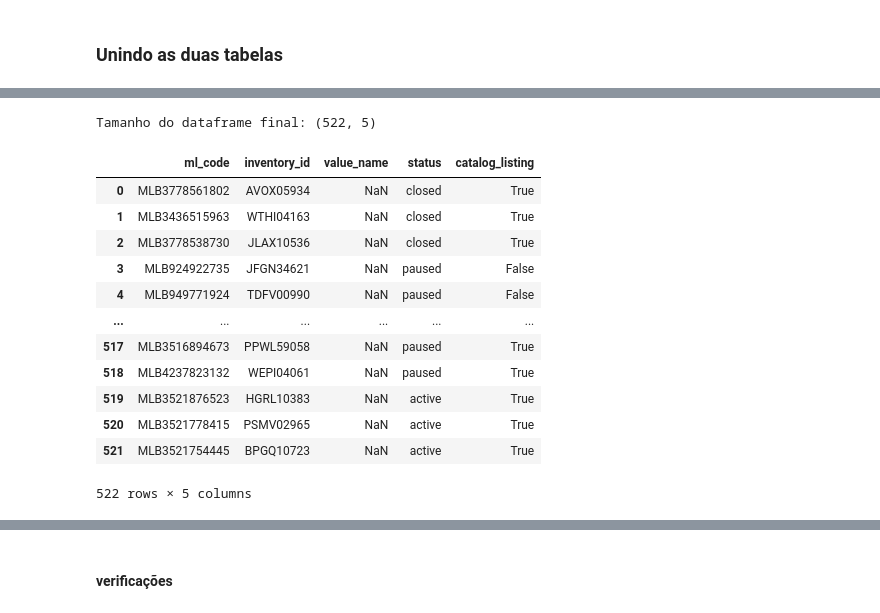
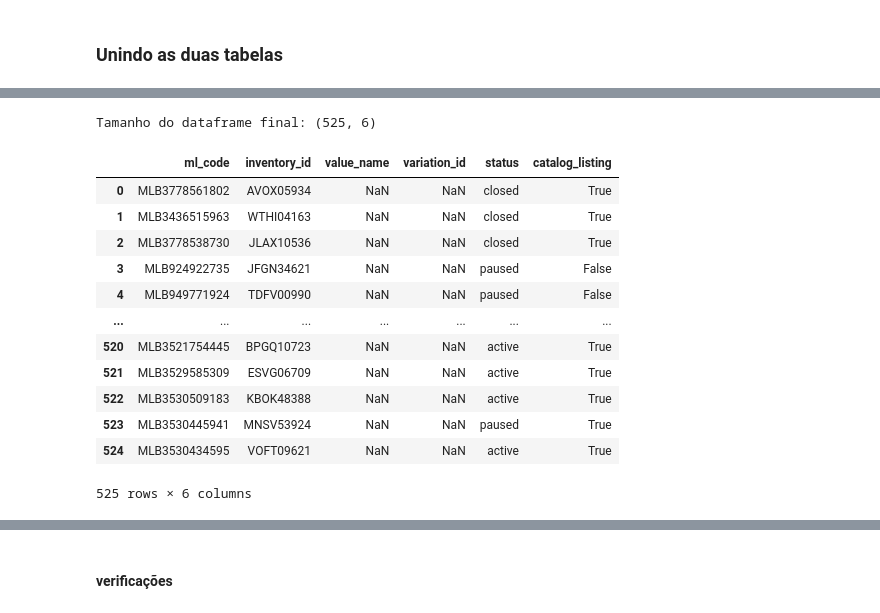
Before and after one commit to lpcoutinho/mcenter_streamlit, a Jupyter notebook: Notebooks/populando_tabela/tabela_de_produtos.ipynb, the cells around one changed output, grey strips where cells are left out. Cells and saved outputs as stored; diff of their text form; code cells hidden in the pictures.

```diff
--- a/Notebooks/populando_tabela/tabela_de_produtos.ipynb
+++ b/Notebooks/populando_tabela/tabela_de_produtos.ipynb
@@ -137,15 +178,15 @@ print(f"Tamanho da lista de itens: {len(json_list_item)}")
 # %%
 # Salvando em um arquivo
-caminho_arquivo = "../../Data/Output/lista_itens.json"
+file_path = "../../Data/Output/lista_itens.json"
 # %%
 # Escrever a lista em um arquivo JSON
-with open(caminho_arquivo, "w") as arquivo:
-    json.dump(json_list_item, arquivo)
+with open(file_path, "w") as file:
+    json.dump(json_list_item, file)
 # %%
-caminho_arquivo = "../../Data/Output/lista_itens.json"
+file_path = "../../Data/Output/lista_itens.json"
 
-with open(caminho_arquivo, "r") as arquivo:
-    json_list_item = json.load(arquivo)
+with open(file_path, "r") as file:
+    json_list_item = json.load(file)
 
 print(f"Tamanho da lista de itens: {len(json_list_item)}")
 print(json_list_item)
@@ -362,6 +405,6 @@ df_sku_var = pd.merge(
     right_on=["ml_code", "inventory_id"],
     how="left",
 )
-df_sku_var = df_sku_var.drop(["variations", "variation_id"], axis=1)
+df_sku_var = df_sku_var.drop(["variations"], axis=1)
 df_sku_var
 # %% [output]
@@ -398,24 +441,31 @@ Index(['ml_code', 'inventory_id', 'status', 'catalog_listing', 'value_name',
       dtype='object')
 # %%
 # df_sku_var = df_sku_var.drop(['inventory_id'], axis=1)
-cols = ["ml_code", "variation_inventory_id", "value_name", "status", "catalog_listing"]
+cols = [
+    "ml_code",
+    "variation_inventory_id",
+    "value_name",
+    "variation_id",
+    "status",
+    "catalog_listing",
+]
 df_sku_var = df_sku_var[cols]
 df_sku_var = df_sku_var.rename(columns={"variation_inventory_id": "inventory_id"})
 
 print(f"Tamanho do dataframe final: {df_sku_var.shape}")
 df_sku_var
 # %% [output]
-Tamanho do dataframe final: (522, 5)
+Tamanho do dataframe final: (525, 6)
-|  | ml_code | inventory_id | value_name | status | catalog_listing |
-| 0 | MLB3778561802 | AVOX05934 | NaN | closed | True |
-| 1 | MLB3436515963 | WTHI04163 | NaN | closed | True |
-| 2 | MLB3778538730 | JLAX10536 | NaN | closed | True |
-| 3 | MLB924922735 | JFGN34621 | NaN | paused | False |
-| 4 | MLB949771924 | TDFV00990 | NaN | paused | False |
-| ... | ... | ... | ... | ... | ... |
-| 517 | MLB3516894673 | PPWL59058 | NaN | paused | True |
-| 518 | MLB4237823132 | WEPI04061 | NaN | paused | True |
-| 519 | MLB3521876523 | HGRL10383 | NaN | active | True |
-| 520 | MLB3521778415 | PSMV02965 | NaN | active | True |
-| 521 | MLB3521754445 | BPGQ10723 | NaN | active | True |
+|  | ml_code | inventory_id | value_name | variation_id | status | catalog_listing |
+| 0 | MLB3778561802 | AVOX05934 | NaN | NaN | closed | True |
+| 1 | MLB3436515963 | WTHI04163 | NaN | NaN | closed | True |
+| 2 | MLB3778538730 | JLAX10536 | NaN | NaN | closed | True |
+| 3 | MLB924922735 | JFGN34621 | NaN | NaN | paused | False |
+| 4 | MLB949771924 | TDFV00990 | NaN | NaN | paused | False |
+| ... | ... | ... | ... | ... | ... | ... |
+| 520 | MLB3521754445 | BPGQ10723 | NaN | NaN | active | True |
+| 521 | MLB3529585309 | ESVG06709 | NaN | NaN | active | True |
+| 522 | MLB3530509183 | KBOK48388 | NaN | NaN | active | True |
+| 523 | MLB3530445941 | MNSV53924 | NaN | NaN | paused | True |
+| 524 | MLB3530434595 | VOFT09621 | NaN | NaN | active | True |
-522 rows × 5 columns
+525 rows × 6 columns
```
Also changed, not shown: parts of 62 cells of this notebook, 16 other files.
